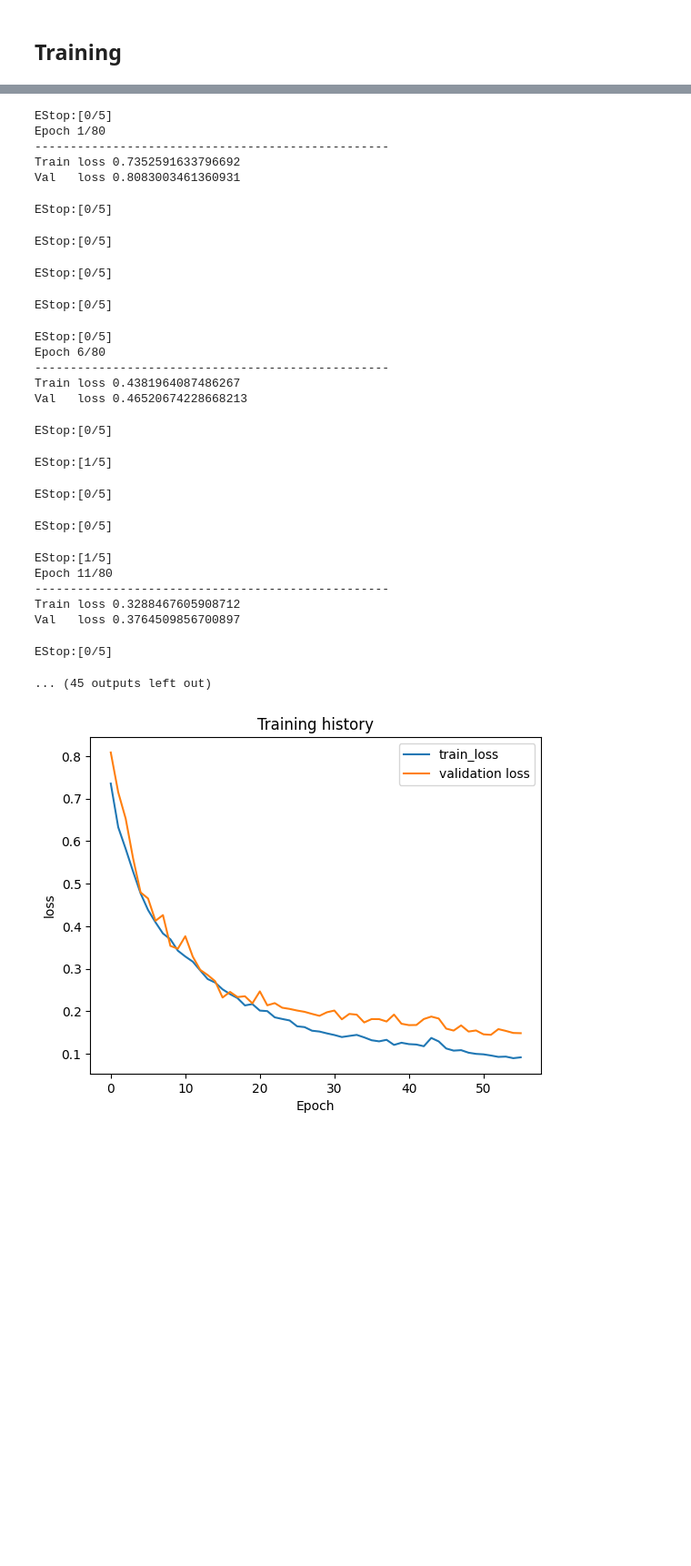
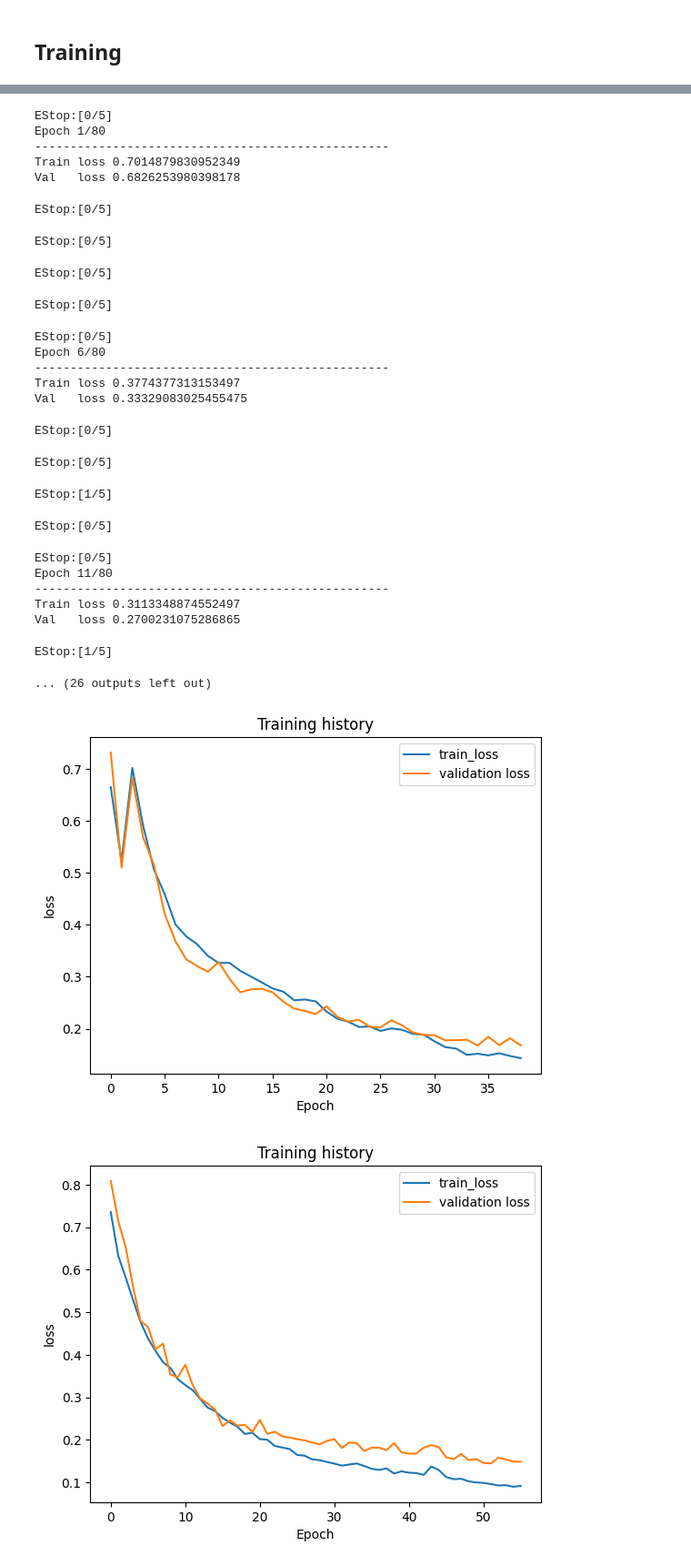
Before and after one commit to AbeRodz/computer-vision-II, a Jupyter notebook: project.ipynb, the cells around one changed output, grey strips where cells are left out. Shown at 91% size. Drawn from its saved outputs; the diff is of its cells as text; code cells hidden in the pictures; blank space fills up the shorter version.

```diff
--- a/project.ipynb
+++ b/project.ipynb
@@ -547,7 +560,7 @@ train = Trainer(model, train_dataloader, val_dataloader, loss_fn, optimizer, DEV
 # %%
 loss=np.inf
 
-es = EarlyStopping(patience = 5)
+es = EarlyStopping(patience = 10)
 done = False
 for epoch in range(EPOCHS) :
 
@@ -576,8 +589,8 @@ for epoch in range(EPOCHS) :
 EStop:[0/5]
 Epoch 1/80
 --------------------------------------------------
-Train loss 0.7352591633796692
-Val   loss 0.8083003461360931
+Train loss 0.7014879830952349
+Val   loss 0.6826253980398178
 EStop:[0/5]
 EStop:[0/5]
 EStop:[0/5]
@@ -585,19 +598,31 @@ EStop:[0/5]
 EStop:[0/5]
 Epoch 6/80
 --------------------------------------------------
-Train loss 0.4381964087486267
-Val   loss 0.46520674228668213
+Train loss 0.3774377313153497
+Val   loss 0.33329083025455475
 EStop:[0/5]
-EStop:[1/5]
+EStop:[0/5]
-EStop:[0/5]
+EStop:[1/5]
 EStop:[0/5]
-EStop:[1/5]
+EStop:[0/5]
 Epoch 11/80
 --------------------------------------------------
-Train loss 0.3288467605908712
-Val   loss 0.3764509856700897
+Train loss 0.3113348874552497
+Val   loss 0.2700231075286865
-EStop:[0/5]
+EStop:[1/5]
-... (45 outputs left out)
+... (26 outputs left out)
+# %%
+def plot_loss(history : dict):
+  plt.plot(history['train_loss'], label='train_loss')
+  plt.plot(history['val_loss'], label='validation loss')
+
+  plt.title('Training history')
+  plt.ylabel('loss')
+  plt.xlabel('Epoch')
+  plt.legend()
+plot_loss(history)
+# %% [output]
+[figure, added]
 # %%
 def plot_loss(history : dict):
   plt.plot(history['train_loss'], label='train_loss')
```
Also changed, not shown: parts of 12 cells of this notebook.
